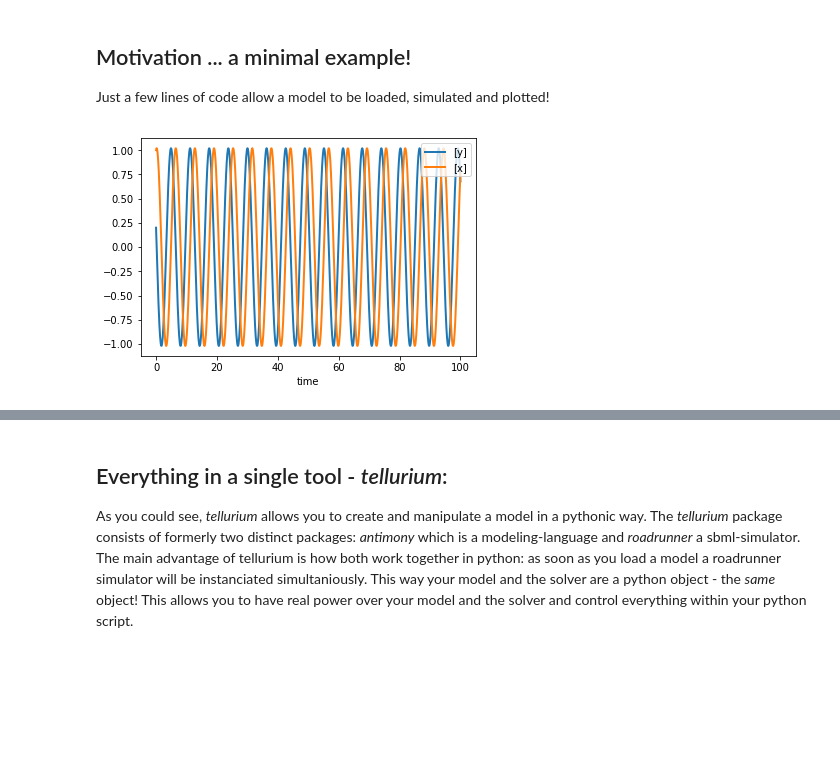
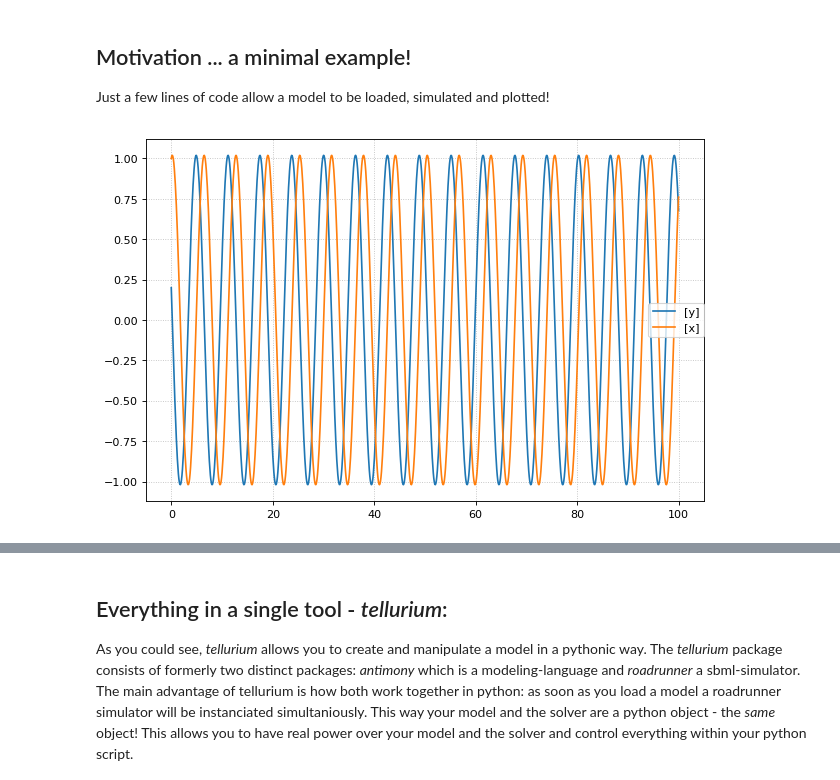
Before and after one commit to bayersin/fachkurs_bachelor, a Jupyter notebook: tellurium/tellurium_introduction.ipynb, the cells around one changed output, grey strips where cells are left out. Saved outputs shown, nothing was run; the diff lists cells and outputs as text; code cells hidden in the pictures; blank space fills up the shorter version.

```diff
--- a/tellurium/tellurium_introduction.ipynb
+++ b/tellurium/tellurium_introduction.ipynb
@@ -5,9 +5,14 @@
 Just a few lines of code allow a model to be loaded, simulated and plotted!
 # %%
 import tellurium as te
+te.setDefaultPlottingEngine('matplotlib')
+import matplotlib.pyplot as plt
+%matplotlib inline
 antimony_model = '''J0: -> y; -x;J1: -> x; y;x = 1.0;y = 0.2;'''
 r = te.loada(antimony_model)
 r.simulate(0,100,1000)
 r.plot()
+
+plt.show()
 # %% [output]
-[figure, old version]
+[figure, new version]
```
Also changed, not shown: parts of 17 cells of this notebook, 4 other files.
